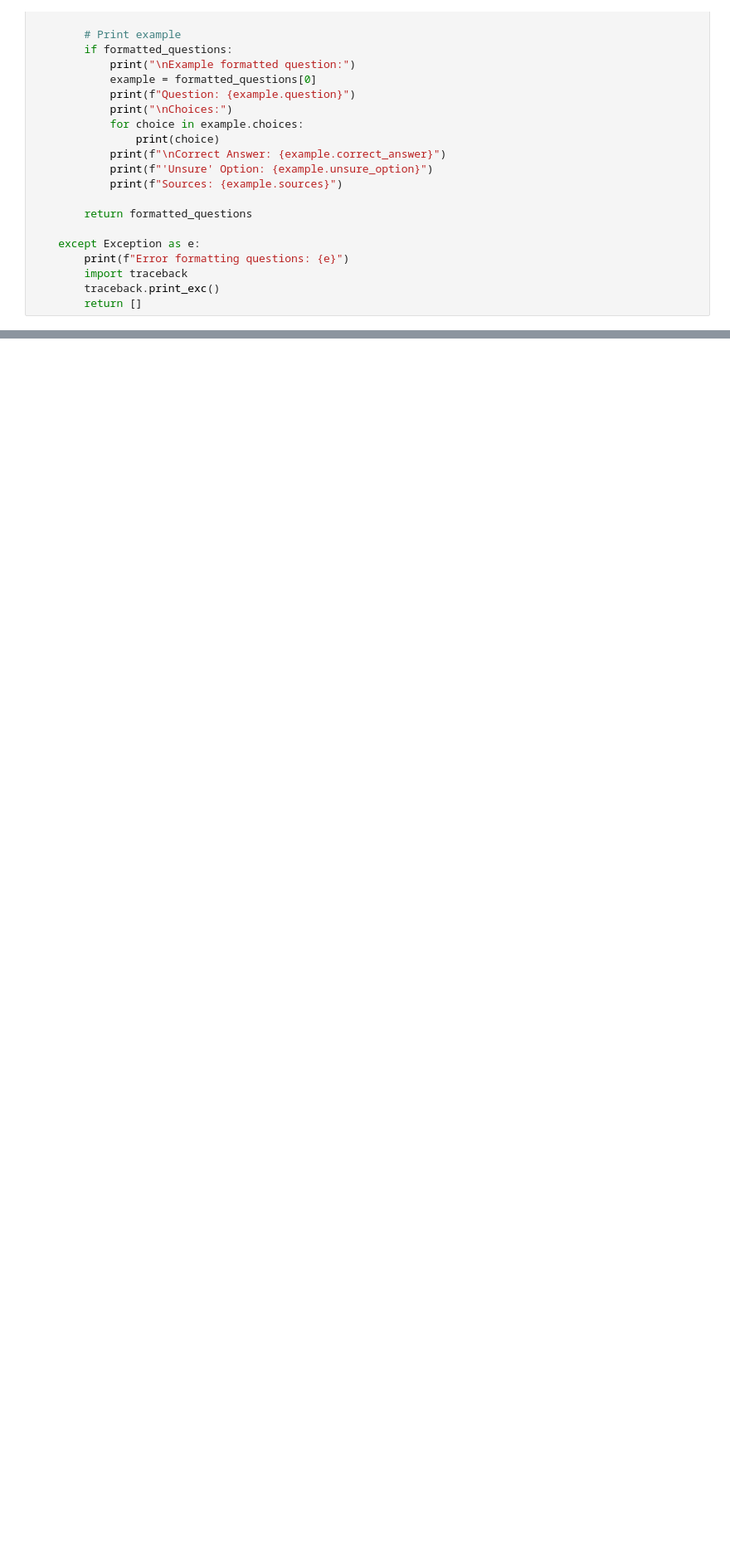
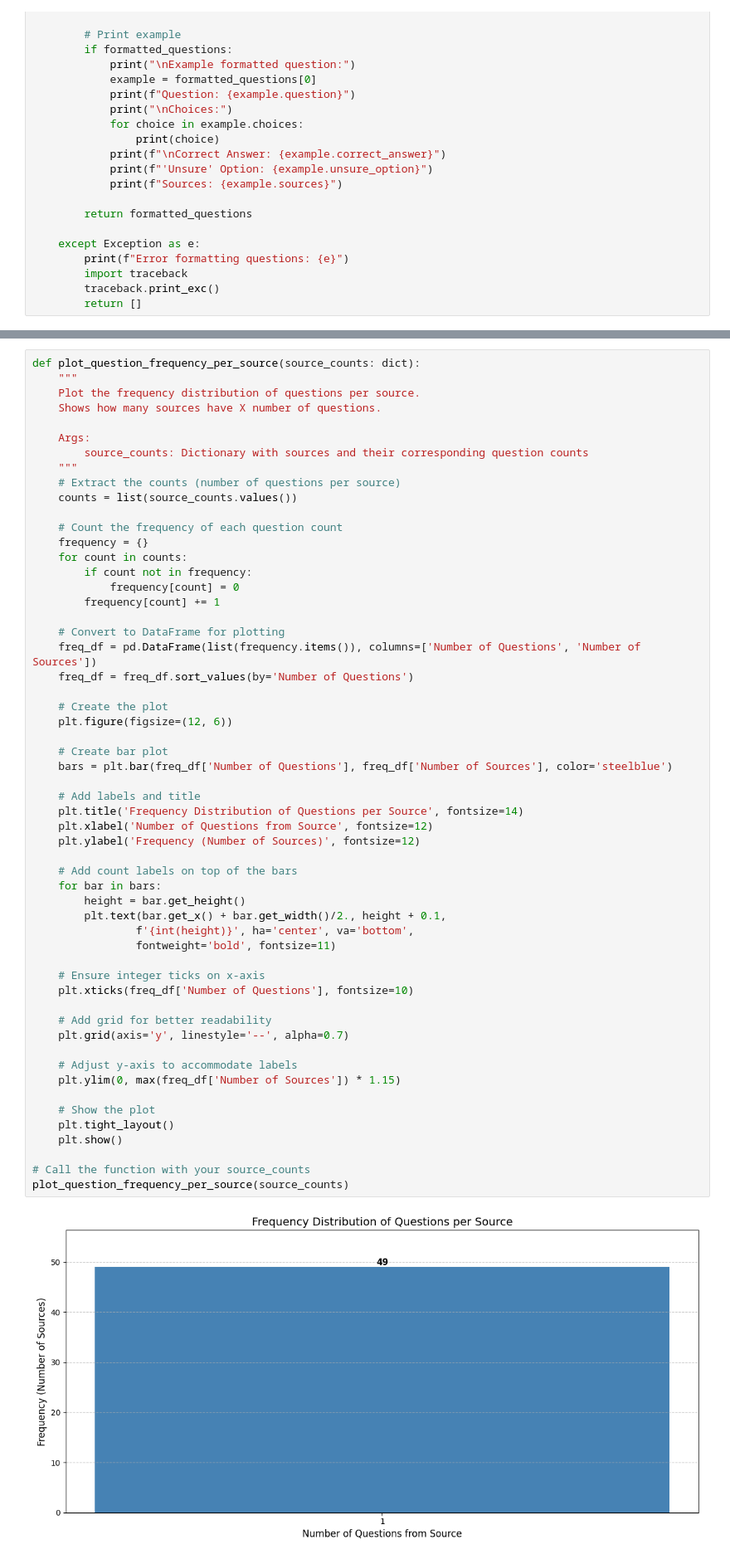
Before and after one commit to AprilQx/Paperqa, a Jupyter notebook: notebooks/MultipleChoice_utils.ipynb, the cells around one changed output, grey strips where cells are left out. Shown at 83% size. Cells and saved outputs as stored; diff of their text form; blank space fills up the shorter version.

```diff
--- a/notebooks/MultipleChoice_utils.ipynb
+++ b/notebooks/MultipleChoice_utils.ipynb
@@ -183,0 +425,58 @@ MultipleChoiceQuestion(question='DK015 and DK038 strains of Verticillium dahliae
+# %%
+def plot_question_frequency_per_source(source_counts: dict):
+    """
+    Plot the frequency distribution of questions per source.
+    Shows how many sources have X number of questions.
+
+    Args:
+        source_counts: Dictionary with sources and their corresponding question counts
+    """
+    # Extract the counts (number of questions per source)
+    counts = list(source_counts.values())
+
+    # Count the frequency of each question count
+    frequency = {}
+    for count in counts:
+        if count not in frequency:
+            frequency[count] = 0
+        frequency[count] += 1
+
+    # Convert to DataFrame for plotting
+    freq_df = pd.DataFrame(list(frequency.items()), columns=['Number of Questions', 'Number of Sources'])
+    freq_df = freq_df.sort_values(by='Number of Questions')
+
+    # Create the plot
+    plt.figure(figsize=(12, 6))
+
+    # Create bar plot
+    bars = plt.bar(freq_df['Number of Questions'], freq_df['Number of Sources'], color='steelblue')
+
+    # Add labels and title
+    plt.title('Frequency Distribution of Questions per Source', fontsize=14)
+    plt.xlabel('Number of Questions from Source', fontsize=12)
+    plt.ylabel('Frequency (Number of Sources)', fontsize=12)
+
+    # Add count labels on top of the bars
+    for bar in bars:
+        height = bar.get_height()
+        plt.text(bar.get_x() + bar.get_width()/2., height + 0.1,
+                f'{int(height)}', ha='center', va='bottom',
+                fontweight='bold', fontsize=11)
+
+    # Ensure integer ticks on x-axis
+    plt.xticks(freq_df['Number of Questions'], fontsize=10)
+
+    # Add grid for better readability
+    plt.grid(axis='y', linestyle='--', alpha=0.7)
+
+    # Adjust y-axis to accommodate labels
+    plt.ylim(0, max(freq_df['Number of Sources']) * 1.15)
+
+    # Show the plot
+    plt.tight_layout()
+    plt.show()
+
+# Call the function with your source_counts
+plot_question_frequency_per_source(source_counts)
+# %% [output]
+[figure, added]
```
Also changed, not shown: parts of 18 cells of this notebook, 11 other files.
